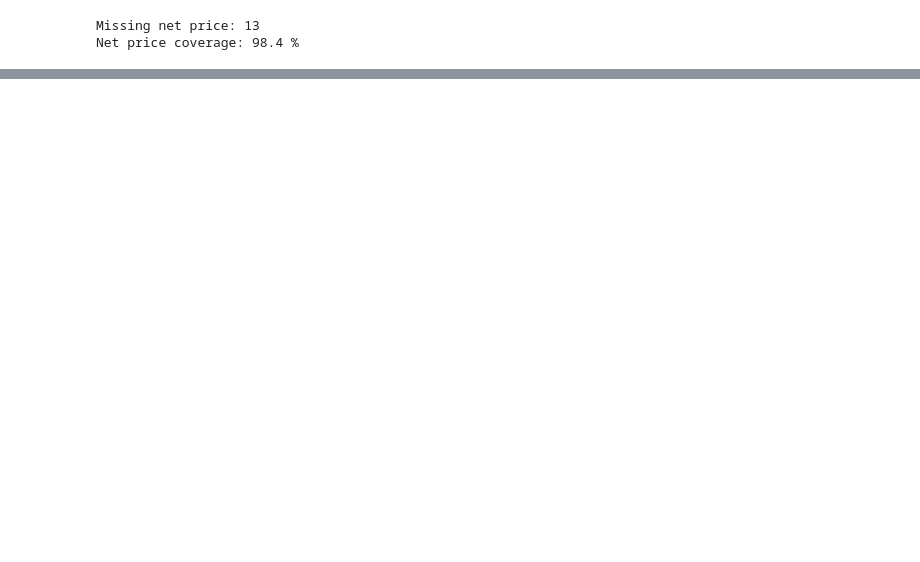
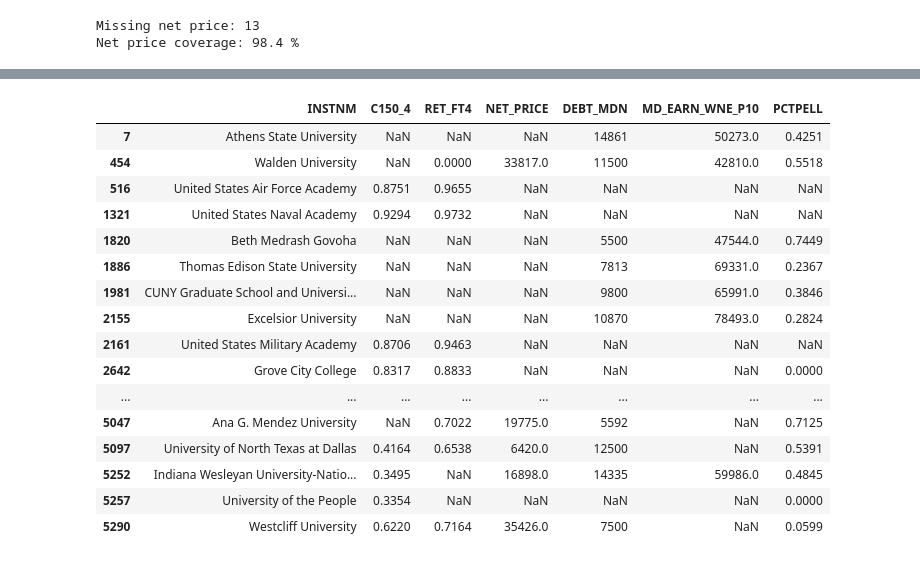
Before and after one commit to DanielYaari28/AIPI510P1, a Jupyter notebook: notebooks/college_scorecard_eda.ipynb, the cells around one changed output, grey strips where cells are left out. Cells and saved outputs as stored; diff of their text form; code cells hidden in the pictures; blank space fills up the shorter version.

```diff
--- a/notebooks/college_scorecard_eda.ipynb
+++ b/notebooks/college_scorecard_eda.ipynb
@@ -98,0 +144,30 @@ Net price coverage: 98.4 %
+# %%
+ranking_vars = [
+    "C150_4",
+    "RET_FT4",
+    "NET_PRICE",
+    "DEBT_MDN",
+    "MD_EARN_WNE_P10",
+    "PCTPELL"
+]
+# %%
+missing_data = project_df[ranking_vars].isna().any(axis=1)
+project_df[missing_data][["INSTNM"] + ranking_vars]
+# %% [output]
+|  | INSTNM | C150_4 | RET_FT4 | NET_PRICE | DEBT_MDN | MD_EARN_WNE_P10 | PCTPELL |
+| 7 | Athens State University | NaN | NaN | NaN | 14861 | 50273.0 | 0.4251 |
+| 454 | Walden University | NaN | 0.0000 | 33817.0 | 11500 | 42810.0 | 0.5518 |
+| 516 | United States Air Force Academy | 0.8751 | 0.9655 | NaN | NaN | NaN | NaN |
+| 1321 | United States Naval Academy | 0.9294 | 0.9732 | NaN | NaN | NaN | NaN |
+| 1820 | Beth Medrash Govoha | NaN | NaN | NaN | 5500 | 47544.0 | 0.7449 |
+| 1886 | Thomas Edison State University | NaN | NaN | NaN | 7813 | 69331.0 | 0.2367 |
+| 1981 | CUNY Graduate School and Universi... | NaN | NaN | NaN | 9800 | 65991.0 | 0.3846 |
+| 2155 | Excelsior University | NaN | NaN | NaN | 10870 | 78493.0 | 0.2824 |
+| 2161 | United States Military Academy | 0.8706 | 0.9463 | NaN | NaN | NaN | NaN |
+| 2642 | Grove City College | 0.8317 | 0.8833 | NaN | NaN | NaN | 0.0000 |
+| ... | ... | ... | ... | ... | ... | ... | ... |
+| 5047 | Ana G. Mendez University | NaN | 0.7022 | 19775.0 | 5592 | NaN | 0.7125 |
+| 5097 | University of North Texas at Dallas | 0.4164 | 0.6538 | 6420.0 | 12500 | NaN | 0.5391 |
+| 5252 | Indiana Wesleyan University-Natio... | 0.3495 | NaN | 16898.0 | 14335 | 59986.0 | 0.4845 |
+| 5257 | University of the People | 0.3354 | NaN | NaN | NaN | NaN | 0.0000 |
+| 5290 | Westcliff University | 0.6220 | 0.7164 | 35426.0 | 7500 | NaN | 0.0599 |
```
Also changed, not shown: parts of 6 cells of this notebook.
